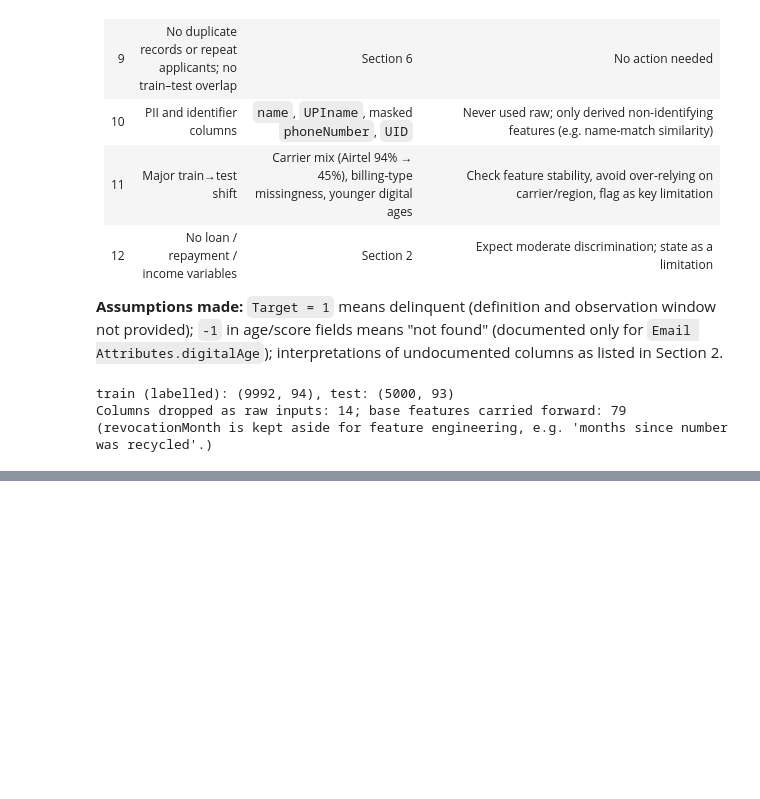
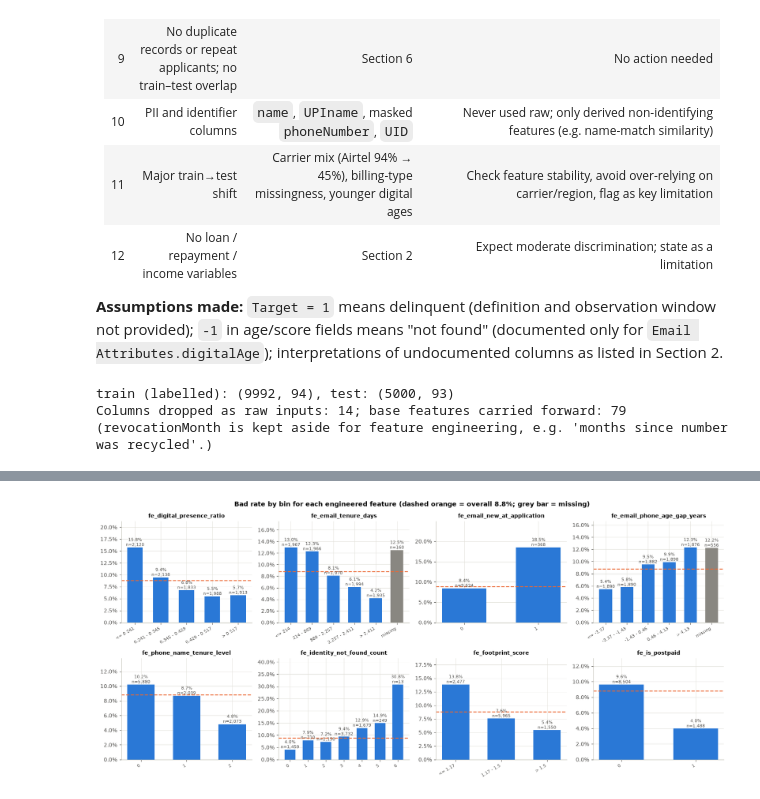
Before and after one commit to Pacesetter55/Fraud_detection, a Jupyter notebook: Model code_priyanshu.ipynb, the cells around one changed output, grey strips where cells are left out. Cells and saved outputs as stored; diff of their text form; code cells hidden in the pictures; blank space fills up the shorter version.

```diff
--- a/Model code_priyanshu.ipynb
+++ b/Model code_priyanshu.ipynb
@@ -1023,0 +1197,18 @@ Columns dropped as raw inputs: 14; base features carried forward: 79
+# %%
+overall_bad = train[TARGET].mean()
+fig, axes = plt.subplots(2, 4, figsize=(15, 6.8))
+for ax, c in zip(axes.ravel(), ENGINEERED):
+    b = fe_bins(fe_train[c], fe_train[c])
+    g = train[TARGET].groupby(b, observed=True).agg(["size", "mean"])
+    ax.bar(range(len(g)), g["mean"], color=[MUTED if i == "missing" else BLUE for i in g.index], width=0.6)
+    ax.axhline(overall_bad, color=ORANGE, linestyle="--", linewidth=1.5)
+    for i, (n, r) in enumerate(g[["size", "mean"]].values):
+        ax.text(i, r, f"{r:.1%}\nn={n:,.0f}", ha="center", va="bottom", fontsize=7, color=INK)
+    ax.set_xticks(range(len(g)), g.index, rotation=30, ha="right", fontsize=7)
+    ax.set_ylim(0, g["mean"].max() * 1.35)
+    ax.yaxis.set_major_formatter(mtick.PercentFormatter(1.0))
+    ax.set_title(c, fontsize=9)
+fig.suptitle(f"Bad rate by bin for each engineered feature (dashed orange = overall {overall_bad:.1%}; grey bar = missing)", fontweight="bold")
+plt.tight_layout(); plt.show()
+# %% [output]
+[figure, added]
```
Also changed, not shown: parts of 16 cells of this notebook.
